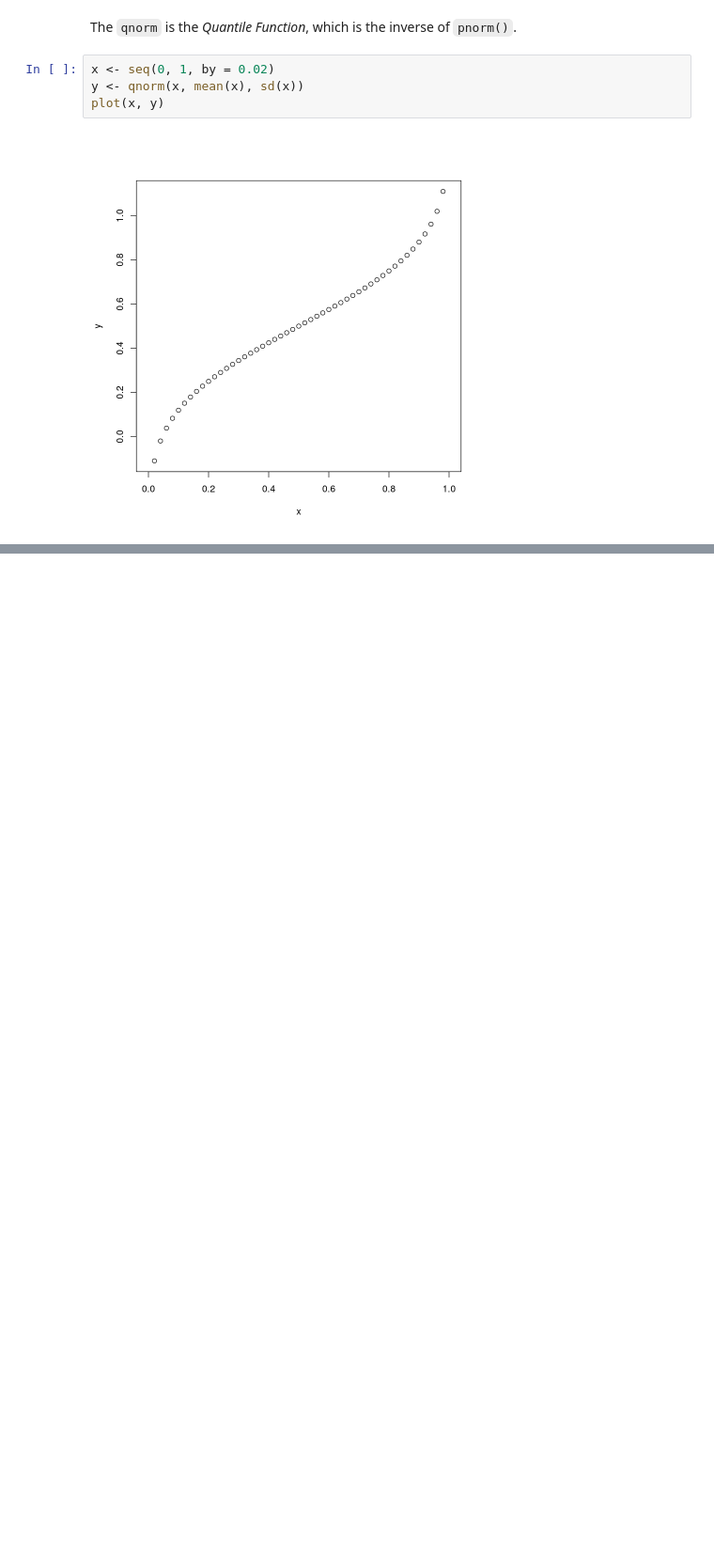
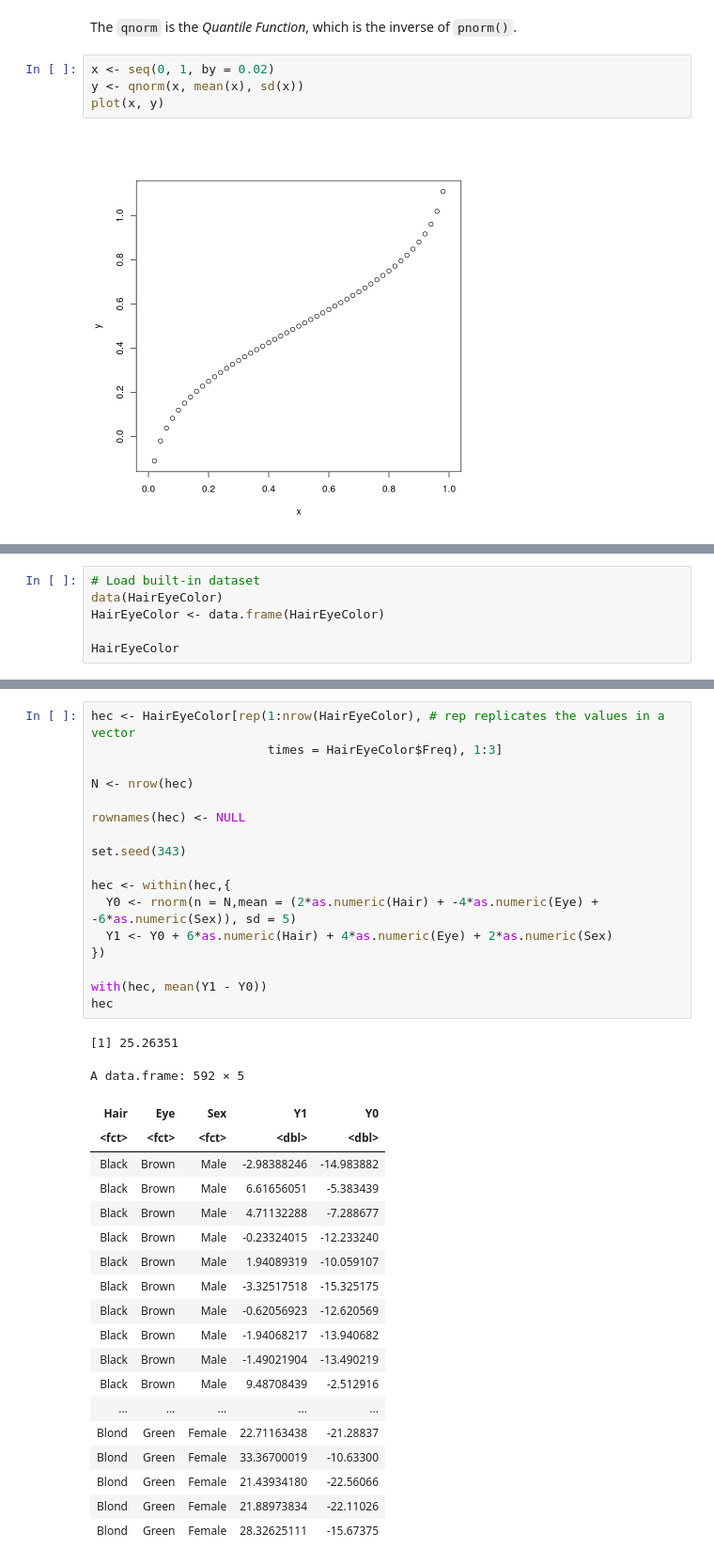
Before and after one commit to JeremyMcCormick/notebooks, a Jupyter notebook: R/StatisticsCompetencies.ipynb, the cells around one changed output, grey strips where cells are left out. Shown at 94% size. Saved outputs shown, nothing was run; the diff lists cells and outputs as text; blank space fills up the shorter version.

```diff
--- a/R/StatisticsCompetencies.ipynb
+++ b/R/StatisticsCompetencies.ipynb
@@ -691,0 +756,6 @@ plot(x, y)
+# %%
+# Load built-in dataset
+data(HairEyeColor)
+HairEyeColor <- data.frame(HairEyeColor)
+
+HairEyeColor
@@ -691,0 +782,38 @@ plot(x, y)
+# %%
+hec <- HairEyeColor[rep(1:nrow(HairEyeColor), # rep replicates the values in a vector
+                        times = HairEyeColor$Freq), 1:3]
+
+N <- nrow(hec)
+
+rownames(hec) <- NULL
+
+set.seed(343)
+
+hec <- within(hec,{
+  Y0 <- rnorm(n = N,mean = (2*as.numeric(Hair) + -4*as.numeric(Eye) + -6*as.numeric(Sex)), sd = 5)
+  Y1 <- Y0 + 6*as.numeric(Hair) + 4*as.numeric(Eye) + 2*as.numeric(Sex)
+})
+
+with(hec, mean(Y1 - Y0))
+hec
+# %% [output]
+[1] 25.26351
+A data.frame: 592 × 5
+| Hair | Eye | Sex | Y1 | Y0 |
+| <fct> | <fct> | <fct> | <dbl> | <dbl> |
+| Black | Brown | Male | -2.98388246 | -14.983882 |
+| Black | Brown | Male | 6.61656051 | -5.383439 |
+| Black | Brown | Male | 4.71132288 | -7.288677 |
+| Black | Brown | Male | -0.23324015 | -12.233240 |
+| Black | Brown | Male | 1.94089319 | -10.059107 |
+| Black | Brown | Male | -3.32517518 | -15.325175 |
+| Black | Brown | Male | -0.62056923 | -12.620569 |
+| Black | Brown | Male | -1.94068217 | -13.940682 |
+| Black | Brown | Male | -1.49021904 | -13.490219 |
+| Black | Brown | Male | 9.48708439 | -2.512916 |
+| ... | ... | ... | ... | ... |
+| Blond | Green | Female | 22.71163438 | -21.28837 |
+| Blond | Green | Female | 33.36700019 | -10.63300 |
+| Blond | Green | Female | 21.43934180 | -22.56066 |
+| Blond | Green | Female | 21.88973834 | -22.11026 |
+| Blond | Green | Female | 28.32625111 | -15.67375 |
```
Also changed, not shown: parts of 16 cells of this notebook.
